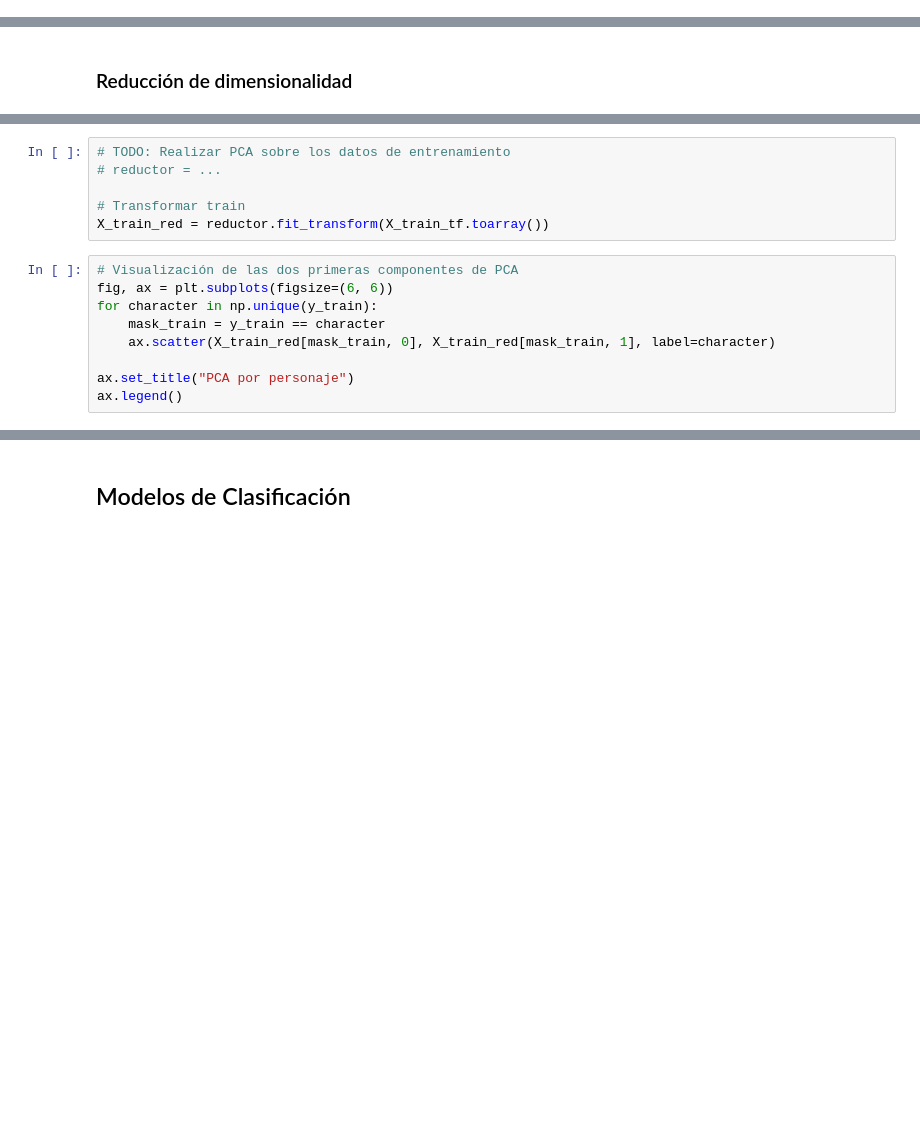
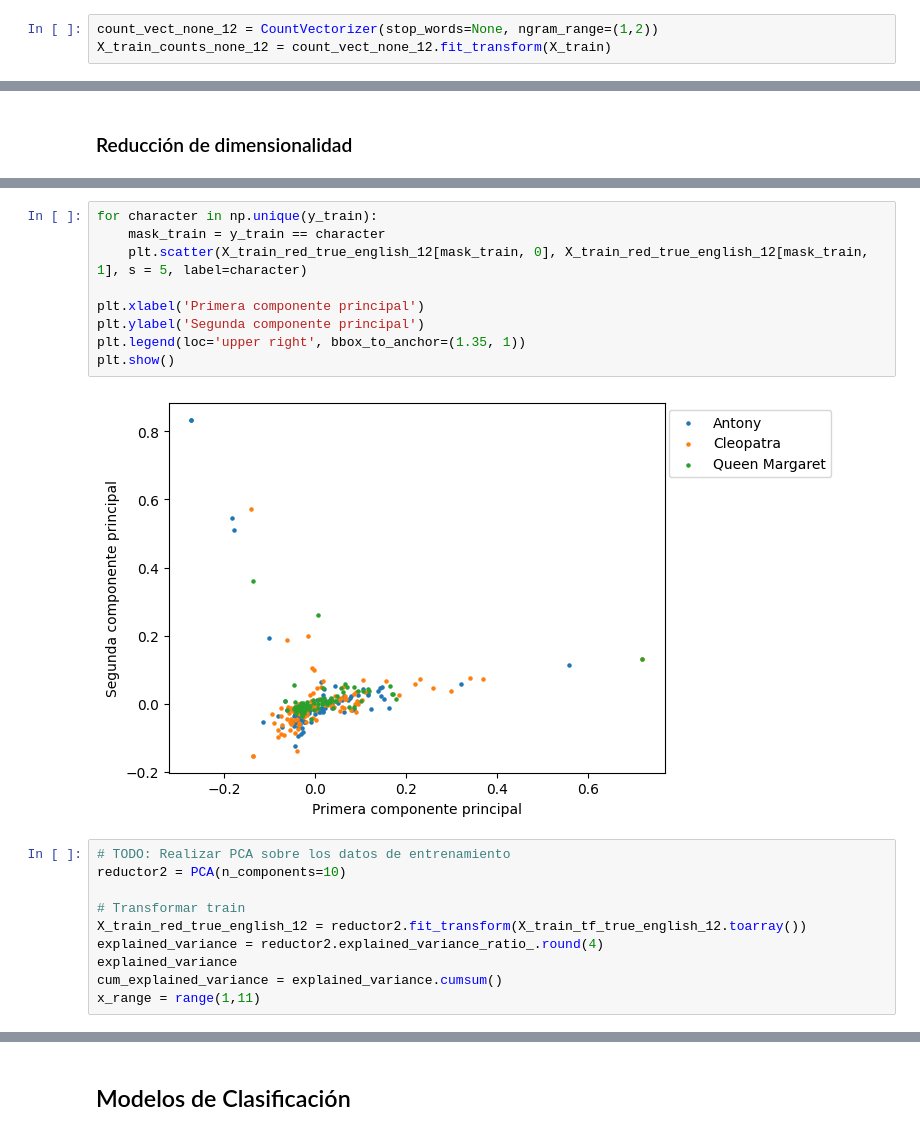
Before and after one commit to nanosellafaja/IntroCD, a Jupyter notebook: intro-cd/Tarea_2/shakespeare_tarea_2.ipynb, the cells around one changed output, grey strips where cells are left out. Cells and saved outputs as stored; diff of their text form; blank space fills up the shorter version.

```diff
--- a/intro-cd/Tarea_2/shakespeare_tarea_2.ipynb
+++ b/intro-cd/Tarea_2/shakespeare_tarea_2.ipynb
@@ -124,0 +156,3 @@ X_train_tf
+# %%
+count_vect_none_12 = CountVectorizer(stop_words=None, ngram_range=(1,2))
+X_train_counts_none_12 = count_vect_none_12.fit_transform(X_train)
@@ -127,15 +226,21 @@ X_train_tf
+# %%
+for character in np.unique(y_train):
+    mask_train = y_train == character
+    plt.scatter(X_train_red_true_english_12[mask_train, 0], X_train_red_true_english_12[mask_train, 1], s = 5, label=character)
+
+plt.xlabel('Primera componente principal')
+plt.ylabel('Segunda componente principal')
+plt.legend(loc='upper right', bbox_to_anchor=(1.35, 1))
+plt.show()
+# %% [output]
+[figure, added]
 # %%
 # TODO: Realizar PCA sobre los datos de entrenamiento
-# reductor = ...
+reductor2 = PCA(n_components=10)
 
 # Transformar train
-X_train_red = reductor.fit_transform(X_train_tf.toarray())
+X_train_red_true_english_12 = reductor2.fit_transform(X_train_tf_true_english_12.toarray())
+explained_variance = reductor2.explained_variance_ratio_.round(4)
+explained_variance
+cum_explained_variance = explained_variance.cumsum()
+x_range = range(1,11)
-# %%
-# Visualización de las dos primeras componentes de PCA
-fig, ax = plt.subplots(figsize=(6, 6))
-for character in np.unique(y_train):
-    mask_train = y_train == character
-    ax.scatter(X_train_red[mask_train, 0], X_train_red[mask_train, 1], label=character)
-
-ax.set_title("PCA por personaje")
-ax.legend()
```
Also changed, not shown: parts of 37 cells of this notebook, 11 other files.
